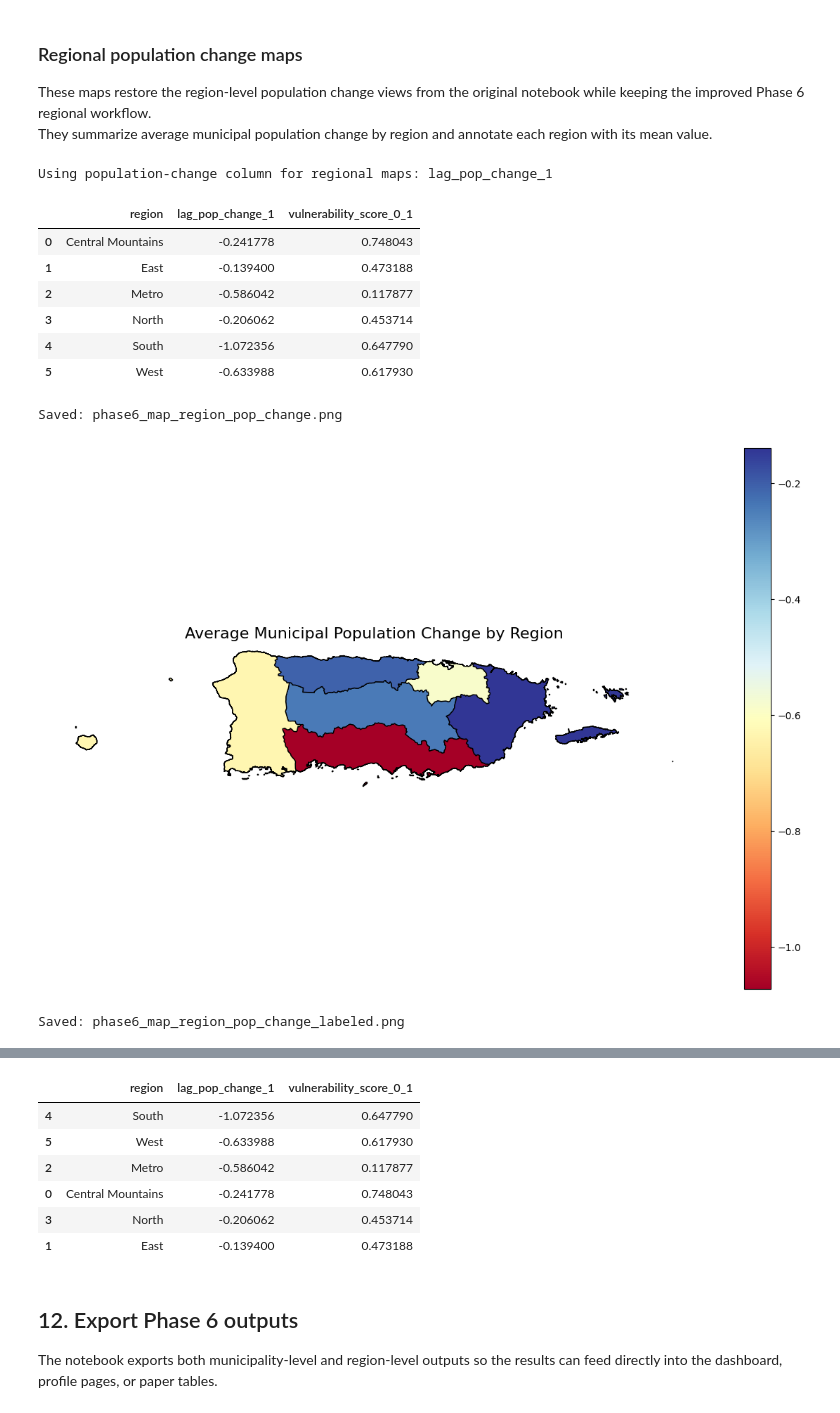
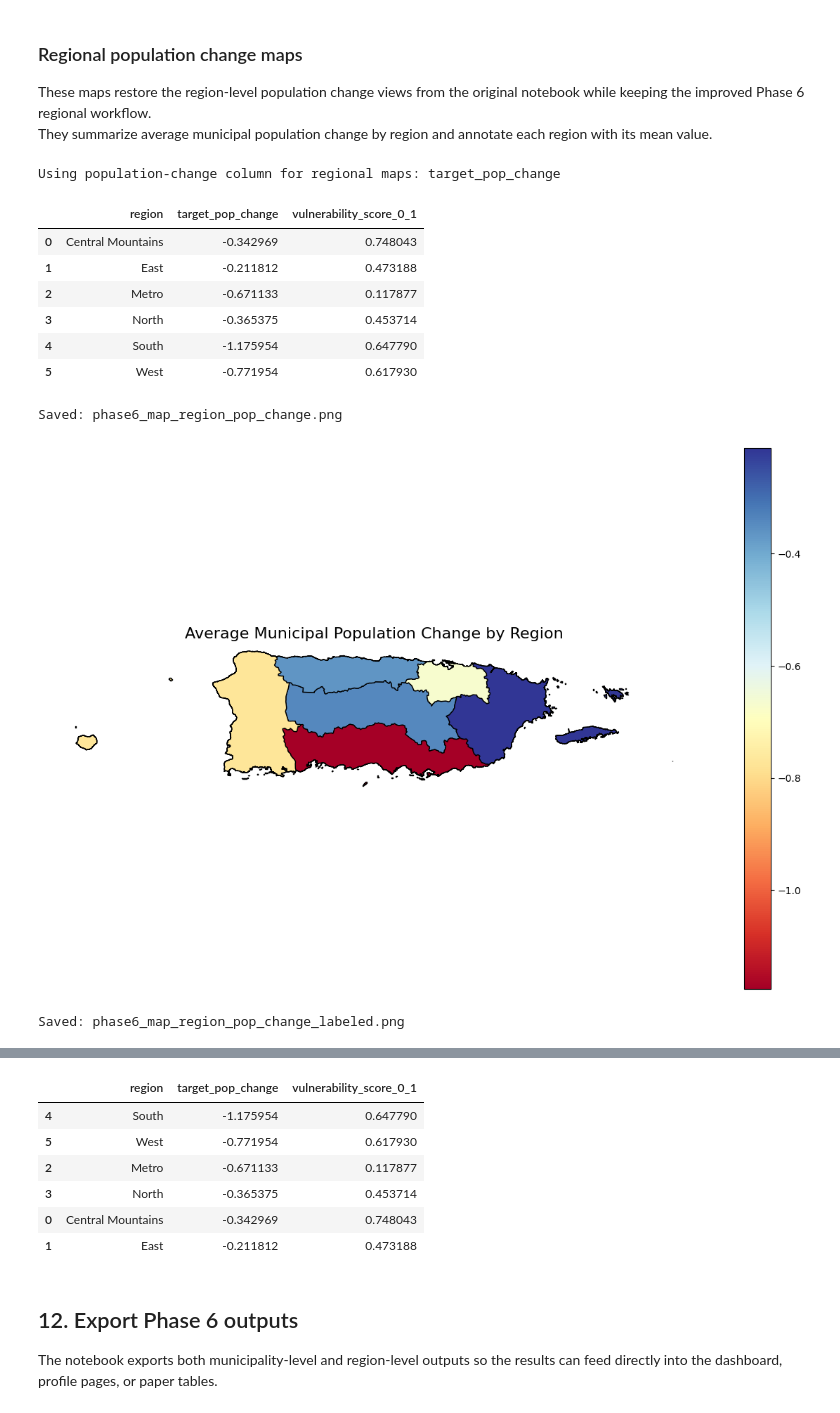
Before and after one commit to Venettov/CAPSTONE_DATA_SCIENCE_RIVERARUIZ, a Jupyter notebook: analysis/Phase6_Regional_Systems_Spatial_Coherence_and_Cross_Scale_Structure.ipynb, the cells around one changed output, grey strips where cells are left out. Drawn from its saved outputs; the diff is of its cells as text; code cells hidden in the pictures.

```diff
--- a/analysis/Phase6_Regional_Systems_Spatial_Coherence_and_Cross_Scale_Structure.ipynb
+++ b/analysis/Phase6_Regional_Systems_Spatial_Coherence_and_Cross_Scale_Structure.ipynb
@@ -1137,7 +1242,7 @@ region_pop_change_labeled_png = analysis_dir / "phase6_map_region_pop_change_lab
 # Prefer the original target column, but fall back gracefully if the latest-year export
 # only carries a recent population-change proxy.
 pop_change_col = None
-for candidate in ["target_pop_change", "lag_pop_change_1", "lag_pop_change_2"]:
+for candidate in ["target_pop_change_3y_avg", "target_pop_change", "lag_pop_change_1", "lag_pop_change_2"]:
     if MAP_BACKEND == "geopandas" and map_gdf is not None and candidate in map_gdf.columns:
         pop_change_col = candidate
         break
@@ -1146,14 +1251,11 @@ for candidate in ["target_pop_change", "lag_pop_change_1", "lag_pop_change_2"]:
         break
 
 if pop_change_col is None:
-    raise ValueError(
-        "Expected one of ['target_pop_change', 'lag_pop_change_1', 'lag_pop_change_2'] "
-        "in the merged Phase 6 map data."
-    )
+    print("No population-change column available in merged Phase 6 map data. Regional population-change maps will be skipped.")
+else:
+    print(f"Using population-change column for regional maps: {pop_change_col}")
 
-print(f"Using population-change column for regional maps: {pop_change_col}")
-
-if MAP_BACKEND == "geopandas" and map_gdf is not None:
+if pop_change_col is not None and MAP_BACKEND == "geopandas" and map_gdf is not None:
     agg_map = {pop_change_col: "mean"}
     if "vulnerability_score_0_1" in map_gdf.columns:
         agg_map["vulnerability_score_0_1"] = "mean"
@@ -1218,7 +1320,7 @@ if MAP_BACKEND == "geopandas" and map_gdf is not None:
     region_loss_summary = region_loss_gdf[keep_cols].sort_values(pop_change_col)
     display(region_loss_summary)
 
-elif MAP_BACKEND == "geojson_fallback" and map_df is not None:
+elif pop_change_col is not None and MAP_BACKEND == "geojson_fallback" and map_df is not None:
     agg_dict = {pop_change_col: "mean"}
     if "vulnerability_score_0_1" in map_df.columns:
         agg_dict["vulnerability_score_0_1"] = "mean"
@@ -1228,40 +1330,40 @@ elif MAP_BACKEND == "geojson_fallback" and map_df is not None:
         .agg(agg_dict)
         .reset_index()
         .sort_values(pop_change_col)
     )
     display(region_loss_summary)
 
     # Fallback map 1: municipality-level choropleth using the same population-change field
     plot_geojson_map(
         map_df,
         value_col=pop_change_col,
         categorical=False,
         cmap="RdYlBu",
         title="Average Municipal Population Change by Region",
         save_path=region_pop_change_map_png,
     )
 
     # Fallback map 2: municipality-level choropleth with region labels
     plot_geojson_map(
         map_df,
         value_col=pop_change_col,
         categorical=False,
         cmap="RdYlBu",
         annotate_col="region",
         title="Average Municipal Population Change by Region",
         save_path=region_pop_change_labeled_png,
     )
 else:
     print("Population change maps skipped because spatial or population-change data are unavailable.")
 # %% [output]
-Using population-change column for regional maps: lag_pop_change_1
+Using population-change column for regional maps: target_pop_change
-|  | region | lag_pop_change_1 | vulnerability_score_0_1 |
-| 0 | Central Mountains | -0.241778 | 0.748043 |
-| 1 | East | -0.139400 | 0.473188 |
-| 2 | Metro | -0.586042 | 0.117877 |
-| 3 | North | -0.206062 | 0.453714 |
-| 4 | South | -1.072356 | 0.647790 |
-| 5 | West | -0.633988 | 0.617930 |
+|  | region | target_pop_change | vulnerability_score_0_1 |
+| 0 | Central Mountains | -0.342969 | 0.748043 |
+| 1 | East | -0.211812 | 0.473188 |
+| 2 | Metro | -0.671133 | 0.117877 |
+| 3 | North | -0.365375 | 0.453714 |
+| 4 | South | -1.175954 | 0.647790 |
+| 5 | West | -0.771954 | 0.617930 |
 Saved: phase6_map_region_pop_change.png
-[figure, old version]
+[figure, new version]
 Saved: phase6_map_region_pop_change_labeled.png
@@ -1269,10 +1371,10 @@ Saved: phase6_map_region_pop_change_labeled.png
-|  | region | lag_pop_change_1 | vulnerability_score_0_1 |
-| 4 | South | -1.072356 | 0.647790 |
-| 5 | West | -0.633988 | 0.617930 |
-| 2 | Metro | -0.586042 | 0.117877 |
-| 0 | Central Mountains | -0.241778 | 0.748043 |
-| 3 | North | -0.206062 | 0.453714 |
-| 1 | East | -0.139400 | 0.473188 |
+|  | region | target_pop_change | vulnerability_score_0_1 |
+| 4 | South | -1.175954 | 0.647790 |
+| 5 | West | -0.771954 | 0.617930 |
+| 2 | Metro | -0.671133 | 0.117877 |
+| 3 | North | -0.365375 | 0.453714 |
+| 0 | Central Mountains | -0.342969 | 0.748043 |
+| 1 | East | -0.211812 | 0.473188 |
 # %% [markdown]
 ## 12. Export Phase 6 outputs
 
```
Also changed, not shown: parts of 28 cells of this notebook, 11 other files.
